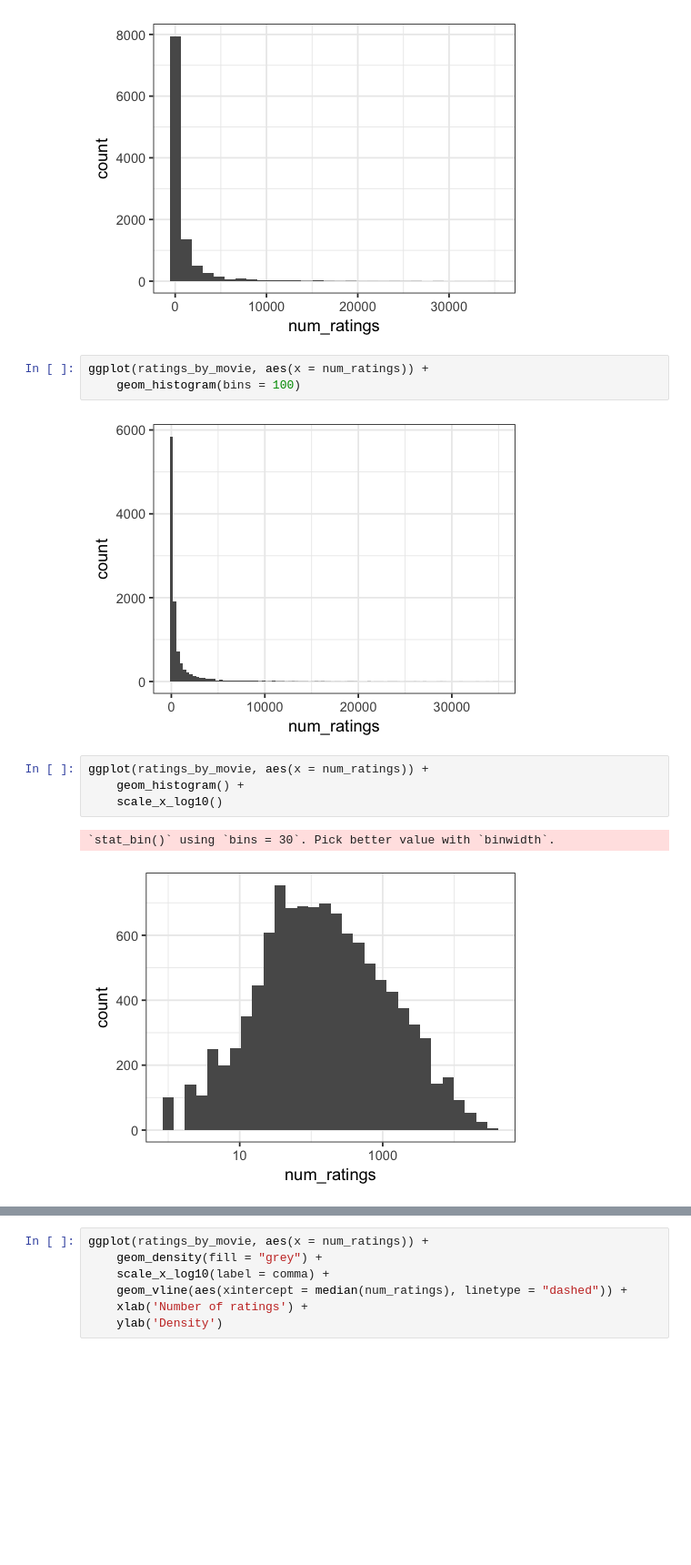
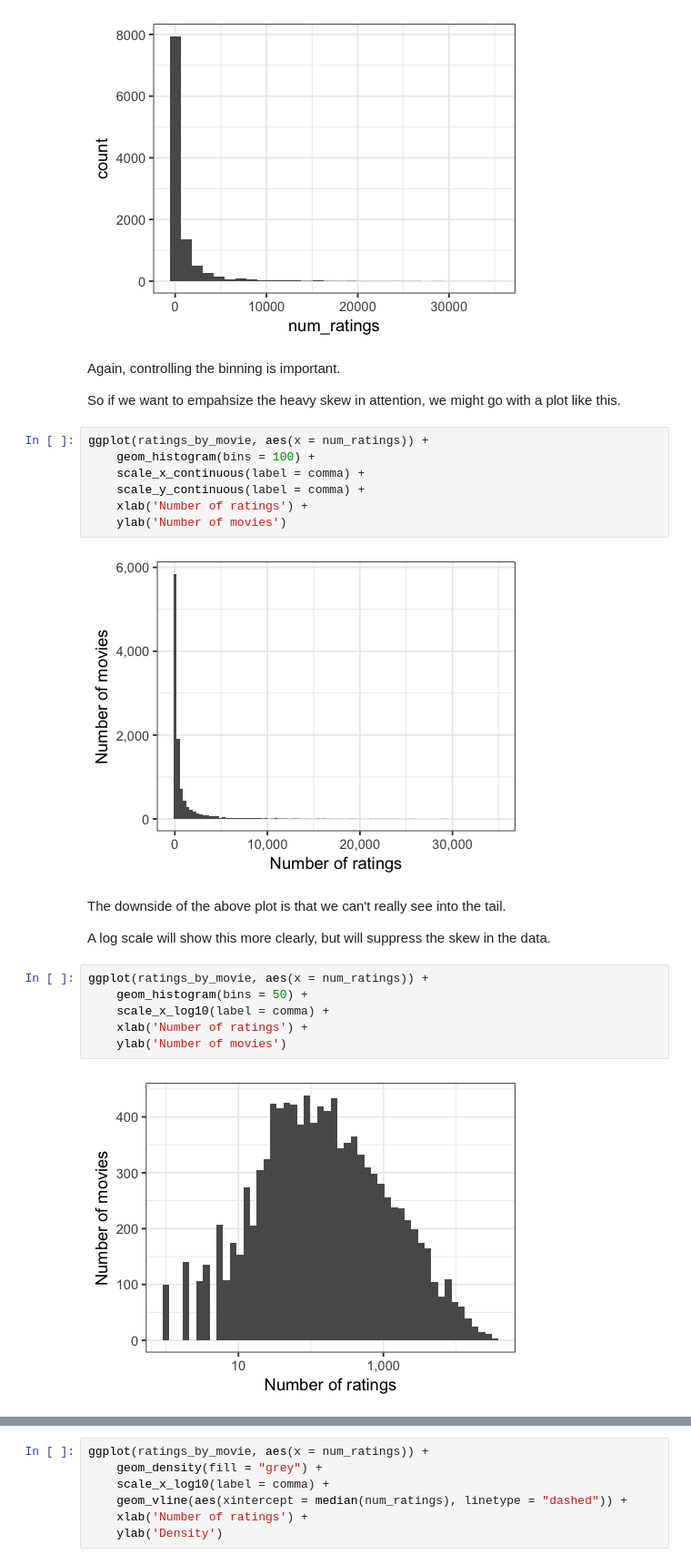
Before and after one commit to jhofman/msd2017, a Jupyter notebook: lectures/lecture_5/visualization_with_ggplot2.ipynb, the cells around one changed output, grey strips where cells are left out. Shown at 91% size. Cells and saved outputs as stored; diff of their text form; blank space fills up the shorter version.

```diff
--- a/lectures/lecture_5/visualization_with_ggplot2.ipynb
+++ b/lectures/lecture_5/visualization_with_ggplot2.ipynb
@@ -238,15 +372,28 @@ ggplot(ratings_by_movie, aes(x = num_ratings)) +
 # %% [output]
 `stat_bin()` using `bins = 30`. Pick better value with `binwidth`.
 [figure]
+# %% [markdown]
+Again, controlling the binning is important.
+
+So if we want to empahsize the heavy skew in attention, we might go with a plot like this.
 # %%
 ggplot(ratings_by_movie, aes(x = num_ratings)) +
-    geom_histogram(bins = 100)
+    geom_histogram(bins = 100) +
+    scale_x_continuous(label = comma) +
+    scale_y_continuous(label = comma) +
+    xlab('Number of ratings') +
+    ylab('Number of movies')
 # %% [output]
-[figure, old version]
+[figure, new version]
+# %% [markdown]
+The downside of the above plot is that we can't really see into the tail.
+
+A log scale will show this more clearly, but will suppress the skew in the data.
 # %%
 ggplot(ratings_by_movie, aes(x = num_ratings)) +
-    geom_histogram() +
-    scale_x_log10()
+    geom_histogram(bins = 50) +
+    scale_x_log10(label = comma) +
+    xlab('Number of ratings') +
+    ylab('Number of movies')
 # %% [output]
-`stat_bin()` using `bins = 30`. Pick better value with `binwidth`.
-[figure, old version]
+[figure, new version]
```
Also changed, not shown: parts of 73 cells of this notebook.
